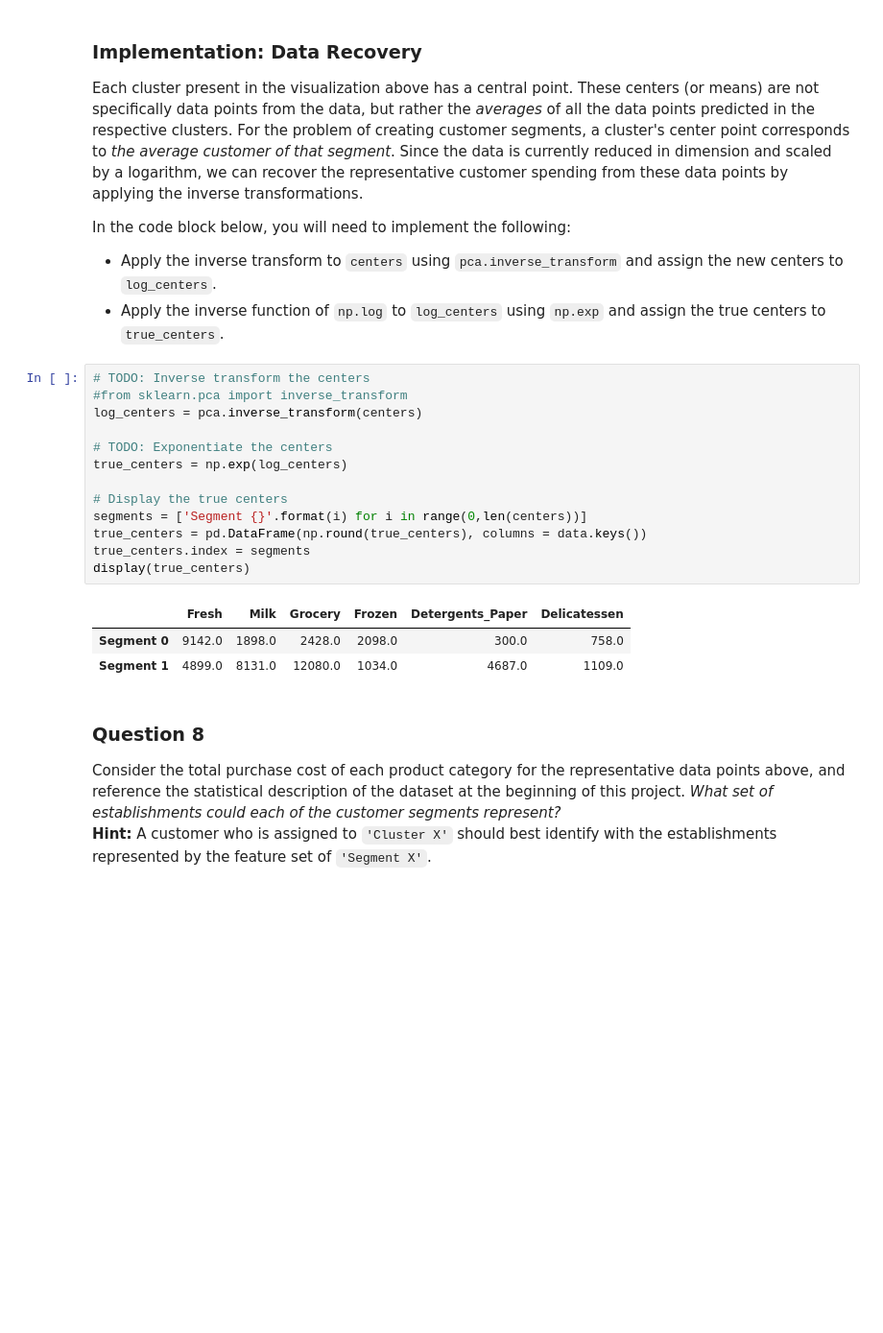
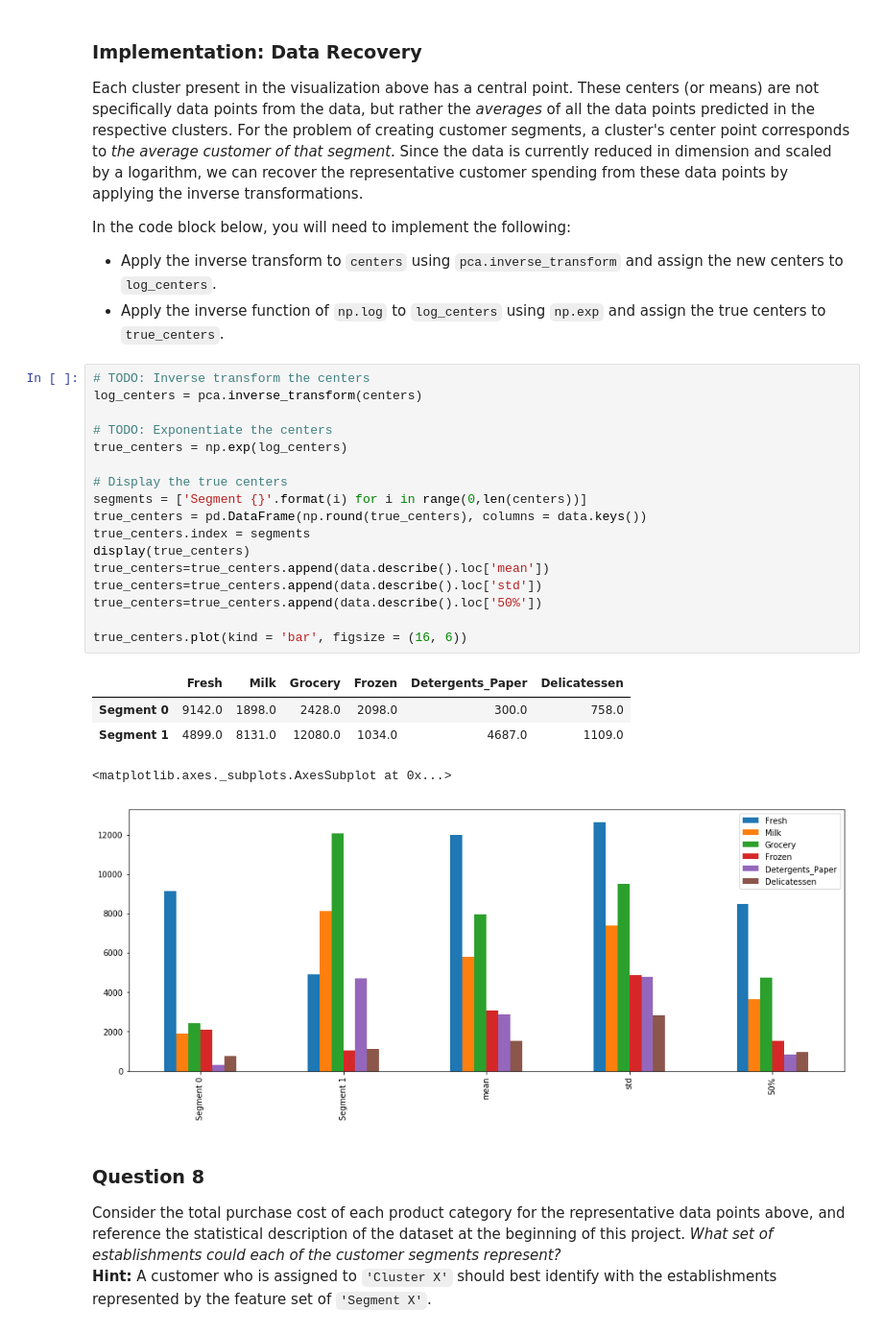
Before and after one commit to vharavu/unsupClust, a Jupyter notebook: customer_segments.ipynb, the cells around one changed output. Shown: that part at 96% size. Cells and saved outputs as stored; diff of their text form; blank space fills up the shorter version.

```diff
--- a/customer_segments.ipynb
+++ b/customer_segments.ipynb
@@ -744,21 +747,27 @@ In the code block below, you will need to implement the following:
  - Apply the inverse function of `np.log` to `log_centers` using `np.exp` and assign the true centers to `true_centers`.
 # %%
 # TODO: Inverse transform the centers
-#from sklearn.pca import inverse_transform
 log_centers = pca.inverse_transform(centers)
 
 # TODO: Exponentiate the centers
 true_centers = np.exp(log_centers)
 
 # Display the true centers
 segments = ['Segment {}'.format(i) for i in range(0,len(centers))]
 true_centers = pd.DataFrame(np.round(true_centers), columns = data.keys())
 true_centers.index = segments
 display(true_centers)
+true_centers=true_centers.append(data.describe().loc['mean'])
+true_centers=true_centers.append(data.describe().loc['std'])
+true_centers=true_centers.append(data.describe().loc['50%'])
+
+true_centers.plot(kind = 'bar', figsize = (16, 6))
 # %% [output]
 |  | Fresh | Milk | Grocery | Frozen | Detergents_Paper | Delicatessen |
 | Segment 0 | 9142.0 | 1898.0 | 2428.0 | 2098.0 | 300.0 | 758.0 |
 | Segment 1 | 4899.0 | 8131.0 | 12080.0 | 1034.0 | 4687.0 | 1109.0 |
+<matplotlib.axes._subplots.AxesSubplot at 0x...>
+[figure, added]
 # %% [markdown]
 ### Question 8
 Consider the total purchase cost of each product category for the representative data points above, and reference the statistical description of the dataset at the beginning of this project. *What set of establishments could each of the customer segments represent?*
```
Also changed, not shown: parts of 6 cells of this notebook.
